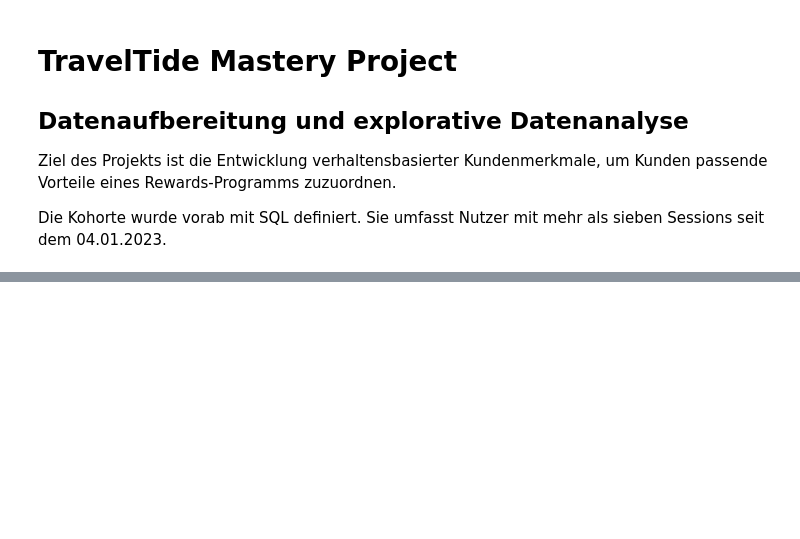
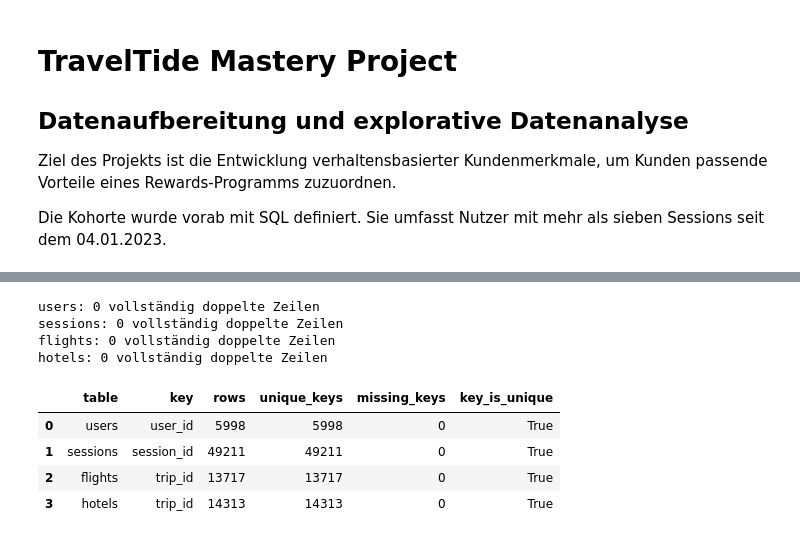
Before and after one commit to norawinkler/traveltide-customer-segmentation, a Jupyter notebook: notebooks/01_data_preparation.ipynb, the cells around one changed output, grey strips where cells are left out. Saved outputs shown, nothing was run; the diff lists cells and outputs as text; code cells hidden in the pictures; blank space fills up the shorter version.

```diff
--- a/notebooks/01_data_preparation.ipynb
+++ b/notebooks/01_data_preparation.ipynb
@@ -67,5 +130,0 @@ hotels["check_out_time"] = pd.to_datetime(hotels["check_out_time"])
-# %%
-sessions["session_start"] = pd.to_datetime(sessions["session_start"])
-
-print("Früheste Session:", sessions["session_start"].min())
-print("Späteste Session:", sessions["session_start"].max())
@@ -83,0 +254,48 @@ print(
+# %%
+# Vollständig doppelte Zeilen prüfen.
+
+for name, df in dataframes.items():
+    duplicate_count = df.duplicated().sum()
+    print(f"{name}: {duplicate_count} vollständig doppelte Zeilen")
+# %% [output]
+users: 0 vollständig doppelte Zeilen
+sessions: 0 vollständig doppelte Zeilen
+flights: 0 vollständig doppelte Zeilen
+hotels: 0 vollständig doppelte Zeilen
+# %%
+# Primärschlüssel prüfen
+
+key_checks = pd.DataFrame({
+    "table": ["users", "sessions", "flights", "hotels"],
+    "key": ["user_id", "session_id", "trip_id", "trip_id"],
+    "rows": [
+        len(users),
+        len(sessions),
+        len(flights),
+        len(hotels)
+    ],
+    "unique_keys": [
+        users["user_id"].nunique(),
+        sessions["session_id"].nunique(),
+        flights["trip_id"].nunique(),
+        hotels["trip_id"].nunique()
+    ],
+    "missing_keys": [
+        users["user_id"].isna().sum(),
+        sessions["session_id"].isna().sum(),
+        flights["trip_id"].isna().sum(),
+        hotels["trip_id"].isna().sum()
+    ]
+})
+
+key_checks["key_is_unique"] = (
+    key_checks["rows"] == key_checks["unique_keys"]
+)
+
+key_checks
+# %% [output]
+|  | table | key | rows | unique_keys | missing_keys | key_is_unique |
+| 0 | users | user_id | 5998 | 5998 | 0 | True |
+| 1 | sessions | session_id | 49211 | 49211 | 0 | True |
+| 2 | flights | trip_id | 13717 | 13717 | 0 | True |
+| 3 | hotels | trip_id | 14313 | 14313 | 0 | True |
```
Also changed, not shown: parts of 27 cells of this notebook, 1 other file.
